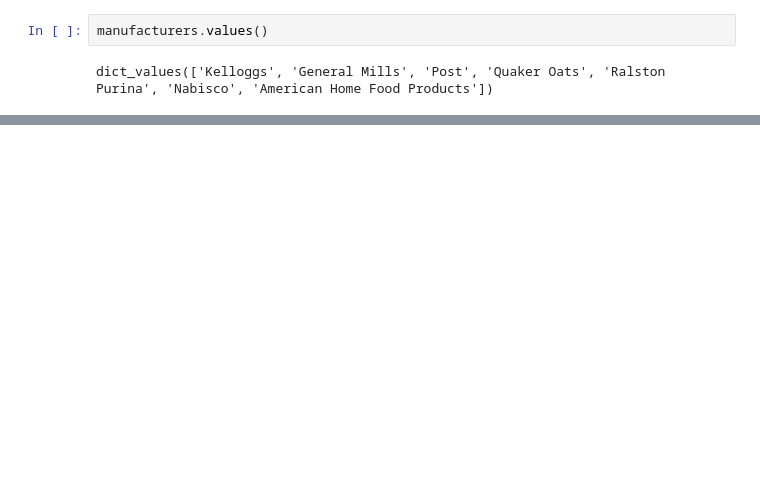
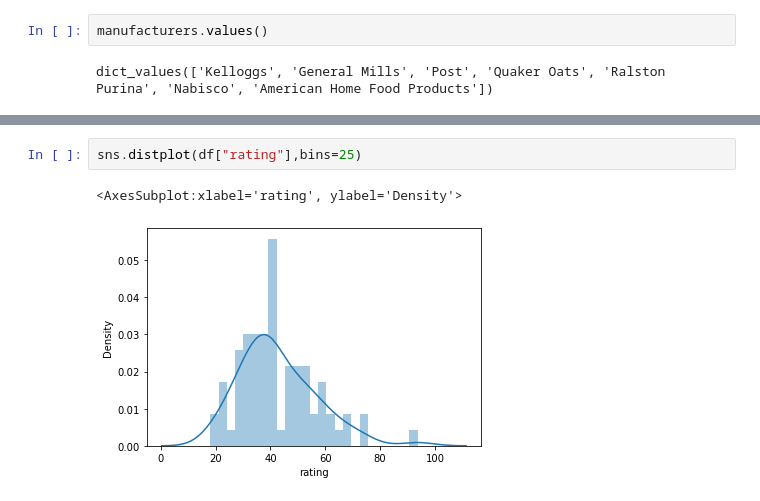
Before and after one commit to thiagocoral/kaggle-projects, a Jupyter notebook: cereal/cereal-notebook.ipynb, the cells around one changed output, grey strips where cells are left out. Drawn from its saved outputs; the diff is of its cells as text; blank space fills up the shorter version.

```diff
--- a/cereal/cereal-notebook.ipynb
+++ b/cereal/cereal-notebook.ipynb
@@ -219,0 +226,5 @@ df[df["mfr"]=="K"].sort_values("rating",ascending=False).head(5)
+# %%
+sns.distplot(df["rating"],bins=25)
+# %% [output]
+<AxesSubplot:xlabel='rating', ylabel='Density'>
+[figure, added]
```
Also changed, not shown: parts of 10 cells of this notebook.
